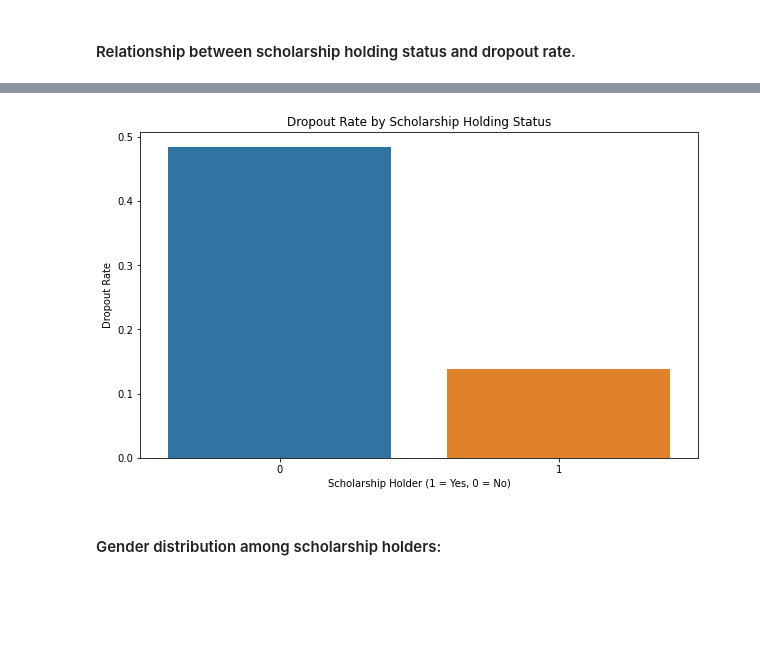
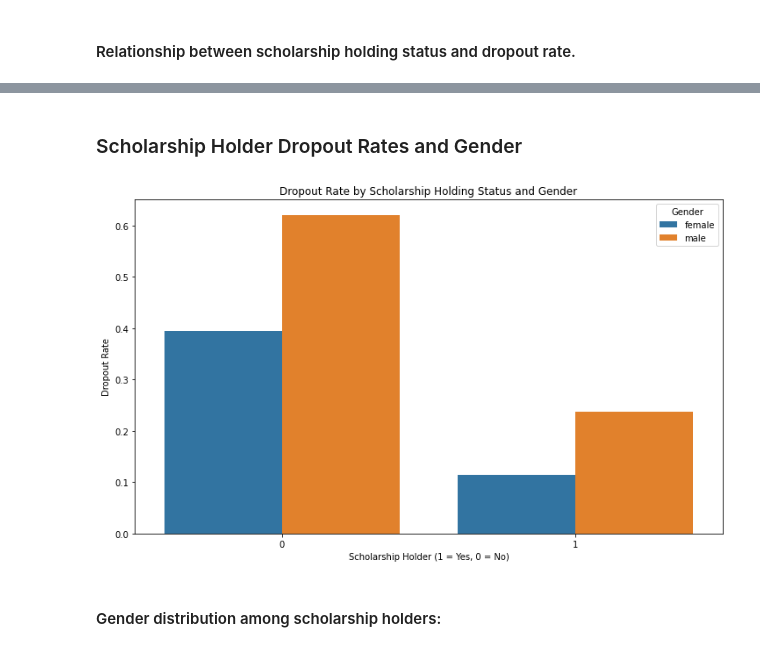
Before and after one commit to KANUBALAD/ML-Fairness-in-School-DropOut-, a Jupyter notebook: Notebooks/EDA of School Dropout Dataset.ipynb, the cells around one changed output, grey strips where cells are left out. Saved outputs shown, nothing was run; the diff lists cells and outputs as text; code cells hidden in the pictures; blank space fills up the shorter version.

```diff
--- a/Notebooks/EDA of School Dropout Dataset.ipynb
+++ b/Notebooks/EDA of School Dropout Dataset.ipynb
@@ -784,13 +798,27 @@ Scholarship
-# %%
-# Plot
-plt.figure(figsize=(10, 6))
-sns.barplot(x=scholarship_vs_target.index, y=scholarship_vs_target['Dropout Rate'])
-plt.title('Dropout Rate by Scholarship Holding Status')
-plt.xlabel('Scholarship Holder (1 = Yes, 0 = No)')
-plt.ylabel('Dropout Rate')
-plt.show()
-# %% [output]
-[figure, removed]
+# %% [markdown]
+### Scholarship Holder Dropout Rates and Gender
+# %%
+scholarship_gender_vs_target = pd.crosstab(index=[df_school['Scholarship'], df_school['Gender']], columns=df_school['Target'])
+
+scholarship_gender_vs_target['Dropout Rate'] = scholarship_gender_vs_target['Dropout'] / (scholarship_gender_vs_target['Dropout'] + scholarship_gender_vs_target['Graduate'])
+
+scholarship_gender_vs_target_reset = scholarship_gender_vs_target.reset_index()
+
+plt.figure(figsize=(12, 7))
+
+sns.barplot(
+    x='Scholarship',
+    y='Dropout Rate',
+    hue='Gender',
+    data=scholarship_gender_vs_target_reset
+)
+
+plt.title('Dropout Rate by Scholarship Holding Status and Gender')
+plt.xlabel('Scholarship Holder (1 = Yes, 0 = No)')
+plt.ylabel('Dropout Rate')
+plt.show()
+# %% [output]
+[figure, added]
 # %% [markdown]
 #### Gender distribution among scholarship holders:
 # %%
```
Also changed, not shown: parts of 48 cells of this notebook.
